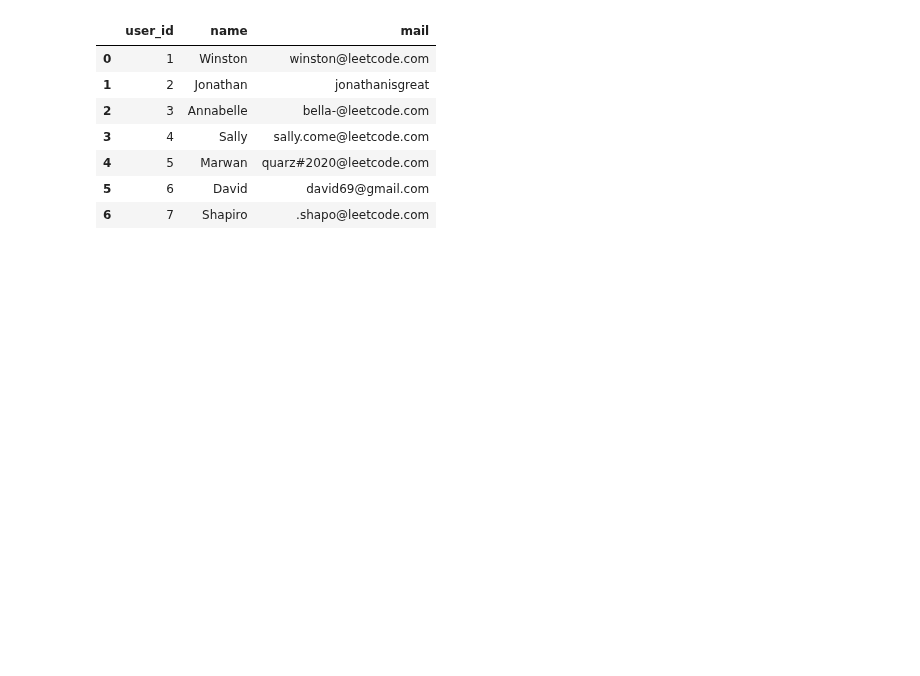
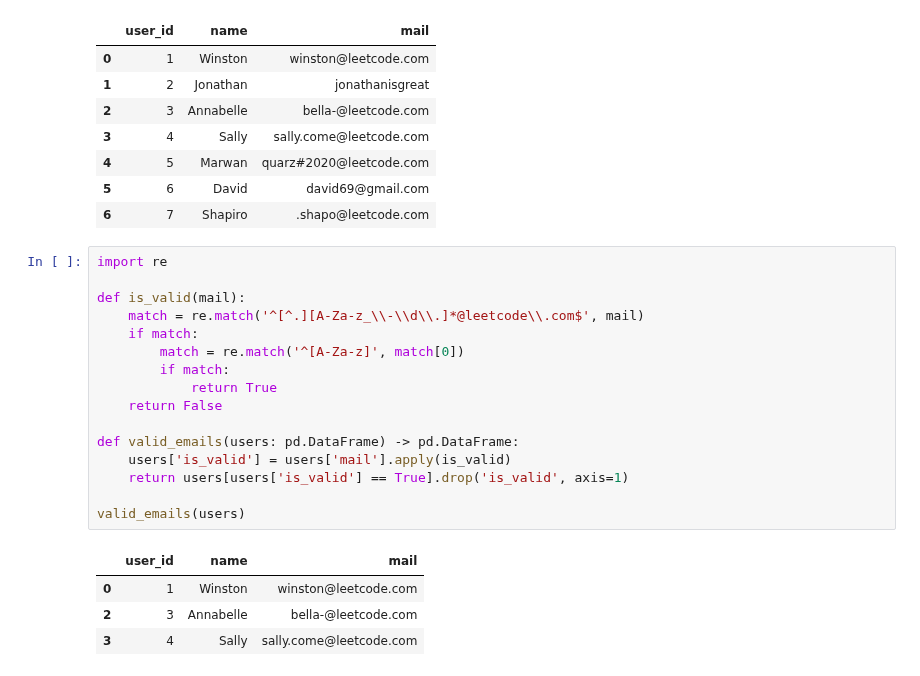
Before and after one commit to rufous86/studies, a Jupyter notebook: leetcode/pt1.ipynb, the cells around one changed output. Saved outputs shown, nothing was run; the diff lists cells and outputs as text; blank space fills up the shorter version.

Commit message:
add regular expressions and leetcode

```diff
--- a/leetcode/pt1.ipynb
+++ b/leetcode/pt1.ipynb
@@ -658,3 +658,24 @@ users
 | 4 | 5 | Marwan | quarz#2020@leetcode.com |
 | 5 | 6 | David | david69@gmail.com |
 | 6 | 7 | Shapiro | .shapo@leetcode.com |
+# %%
+import re
+
+def is_valid(mail):
+    match = re.match('^[^.][A-Za-z_\\-\\d\\.]*@leetcode\\.com$', mail)
+    if match:
+        match = re.match('^[A-Za-z]', match[0])
+        if match:
+            return True
+    return False
+
+def valid_emails(users: pd.DataFrame) -> pd.DataFrame:
+    users['is_valid'] = users['mail'].apply(is_valid)
+    return users[users['is_valid'] == True].drop('is_valid', axis=1)
+
+valid_emails(users)
+# %% [output]
+|  | user_id | name | mail |
+| 0 | 1 | Winston | winston@leetcode.com |
+| 2 | 3 | Annabelle | bella-@leetcode.com |
+| 3 | 4 | Sally | sally.come@leetcode.com |
```
Also changed, not shown: parts of 13 cells of this notebook, 8 other files.
